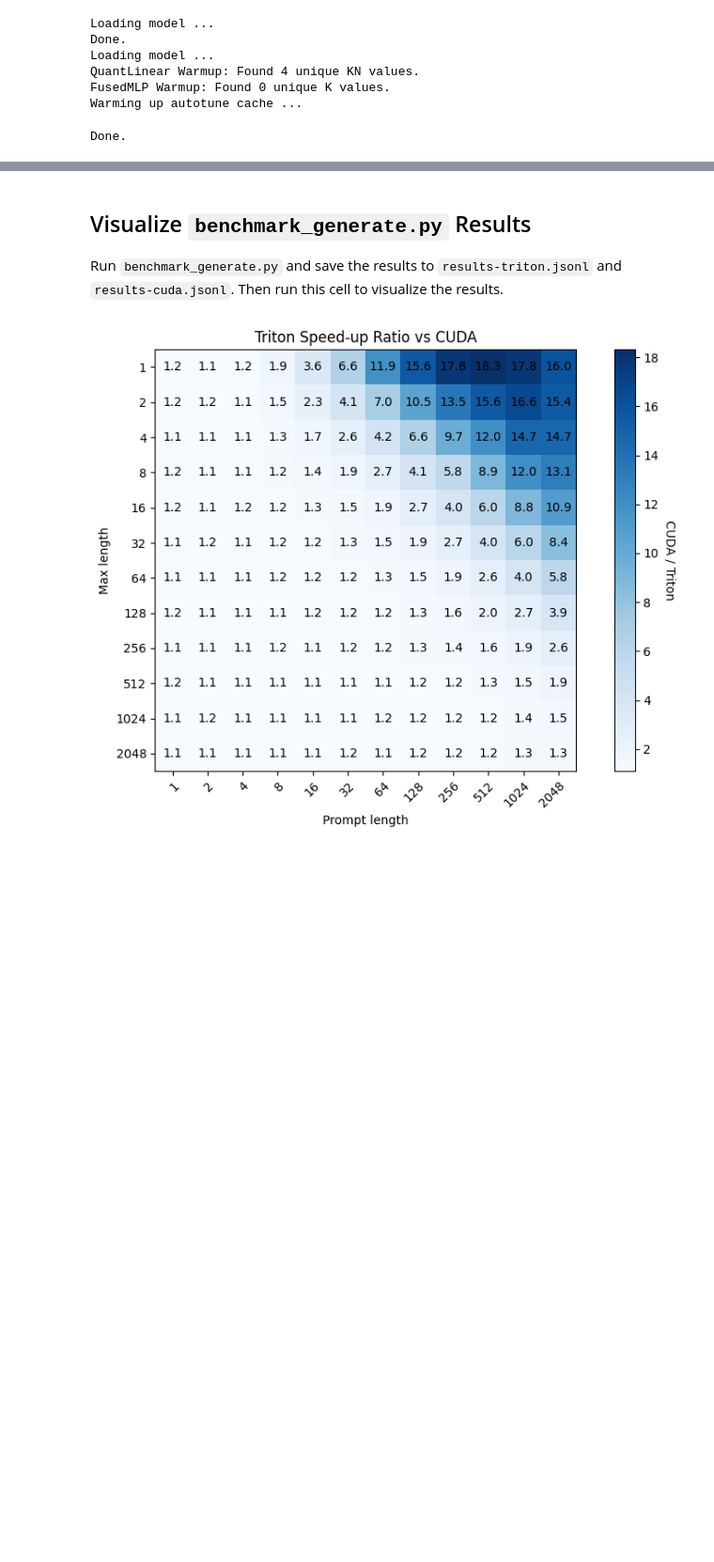
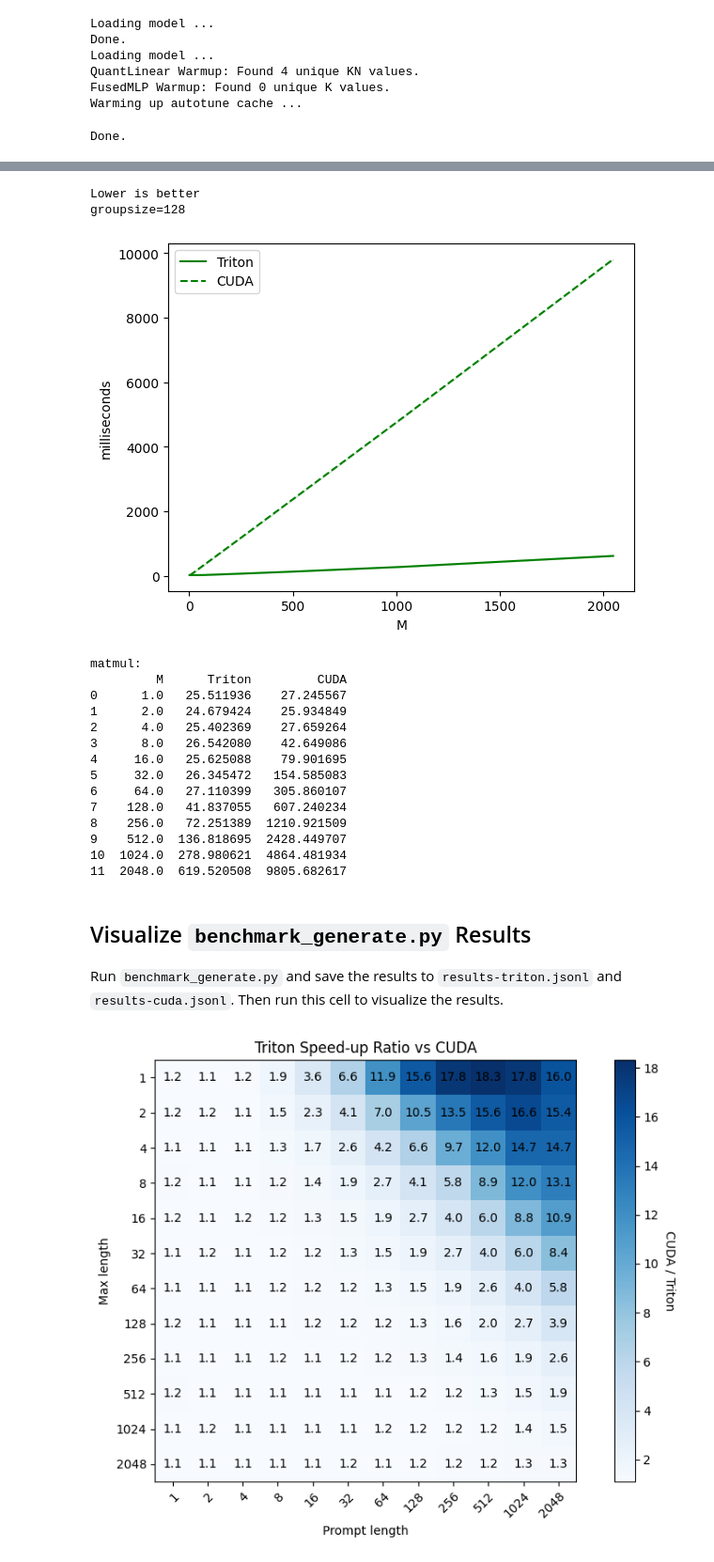
Before and after one commit to fpgaminer/GPTQ-triton, a Jupyter notebook: Benchmark.ipynb, the cells around one changed output, grey strips where cells are left out. Shown at 94% size. Saved outputs shown, nothing was run; the diff lists cells and outputs as text; code cells hidden in the pictures; blank space fills up the shorter version.

```diff
--- a/Benchmark.ipynb
+++ b/Benchmark.ipynb
@@ -322,3 +455,82 @@ matmul:
+# %%
+def benchmarker(M, K, provider):
+	vec = torch.randn(1, M, K, device='cuda', dtype=torch.float16)
+
+	def runfoo(inputs_embeds, model):
+		position_ids = torch.arange(0, M, dtype=torch.long, device=inputs_embeds.device)
+		position_ids = position_ids.unsqueeze(0).view(-1, M)
+		attention_mask = torch.ones(
+			(1, M), dtype=torch.bool, device=inputs_embeds.device
+		)
+		attention_mask = model.model._prepare_decoder_attention_mask(
+			attention_mask, (1, M), inputs_embeds, 0
+		)
+
+		hidden_states = inputs_embeds
+
+		for idx, decoder_layer in enumerate(model.model.layers):
+			layer_outputs = decoder_layer(
+				hidden_states,
+				attention_mask=attention_mask,
+				position_ids=position_ids,
+				past_key_value=None,
+				output_attentions=False,
+				use_cache=False,
+			)
+
+			hidden_states = layer_outputs[0]
+
+		return hidden_states
+
+	if provider == 'torch':
+		raise NotImplementedError
+	elif provider == 'cuda':
+		ms, min_ms, max_ms = triton.testing.do_bench(lambda: runfoo(vec, cuda_model_g128), rep=10000)
+	elif provider == 'triton':
+		ms, min_ms, max_ms = triton.testing.do_bench(lambda: runfoo(vec, model_g128), rep=10000)
+
+	return ms, max_ms, min_ms
+
+
+@triton.testing.perf_report(
+	triton.testing.Benchmark(
+		x_names=['M'],
+		x_vals=[
+			1, 2, 4, 8, 16, 32, 64, 128, 256, 512, 1024, 2048,
+		],
+		line_arg='provider',
+		line_vals=['triton', 'cuda'],
+		line_names=['Triton', 'CUDA'],
+		styles=[('green', '-'), ('green', '--'), ('blue', '-'), ('blue', '--')],
+		ylabel='milliseconds',
+		plot_name='matmul',
+		args={},
+	)
+)
+def benchmark(M, provider):
+	return benchmarker(M, 4096, provider)
+
+print("Lower is better")
+print("groupsize=128")
+benchmark.run(show_plots=True, print_data=True)
+# %% [output]
+Lower is better
+groupsize=128
+[figure, added]
+matmul:
+         M      Triton         CUDA
+0      1.0   25.511936    27.245567
+1      2.0   24.679424    25.934849
+2      4.0   25.402369    27.659264
+3      8.0   26.542080    42.649086
+4     16.0   25.625088    79.901695
+5     32.0   26.345472   154.585083
+6     64.0   27.110399   305.860107
+7    128.0   41.837055   607.240234
+8    256.0   72.251389  1210.921509
+9    512.0  136.818695  2428.449707
+10  1024.0  278.980621  4864.481934
+11  2048.0  619.520508  9805.682617
 # %% [markdown]
 ## Visualize `benchmark_generate.py` Results
 Run `benchmark_generate.py` and save the results to `results-triton.jsonl` and `results-cuda.jsonl`.  Then run this cell to visualize the results.
```
Also changed, not shown: parts of 8 cells of this notebook, 11 other files.
